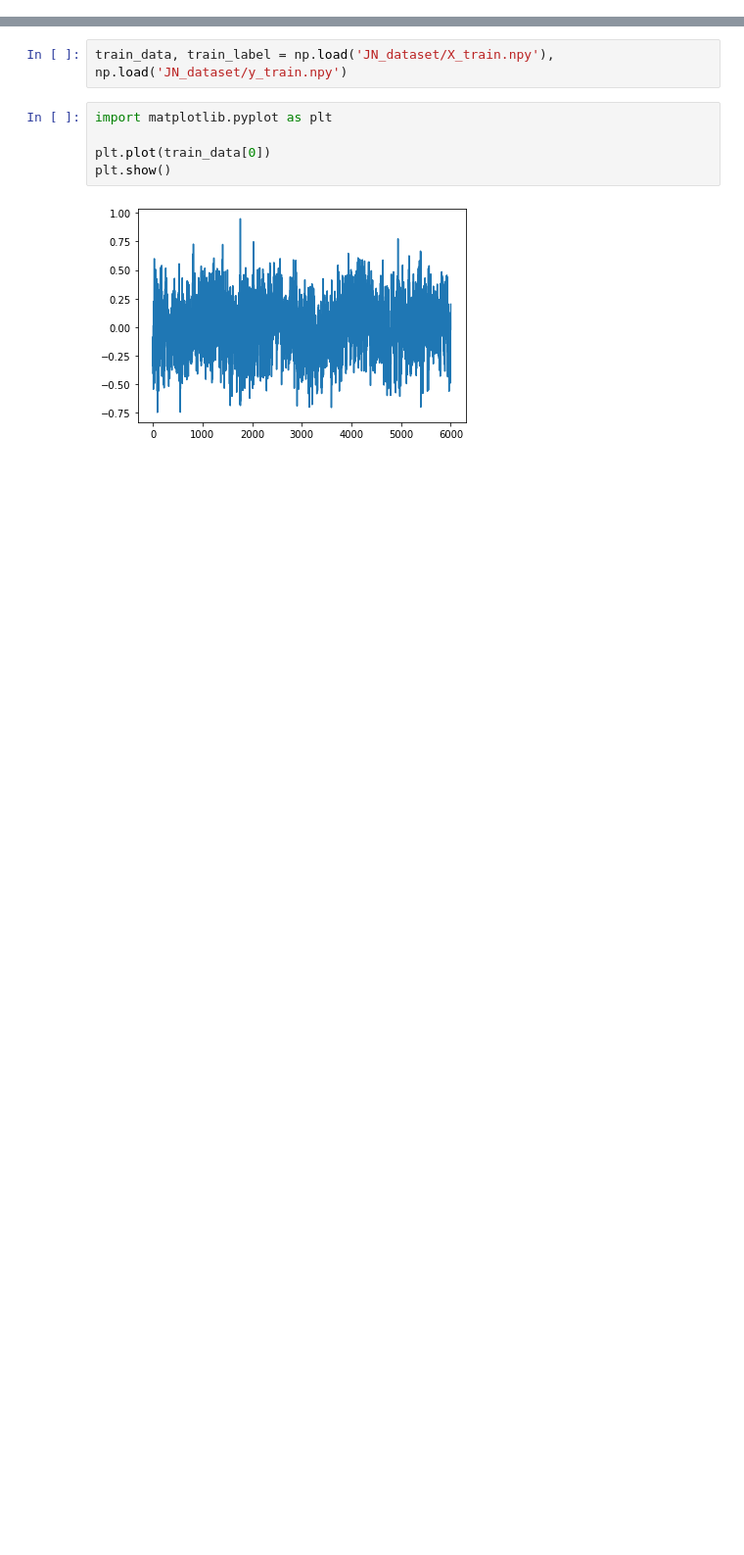
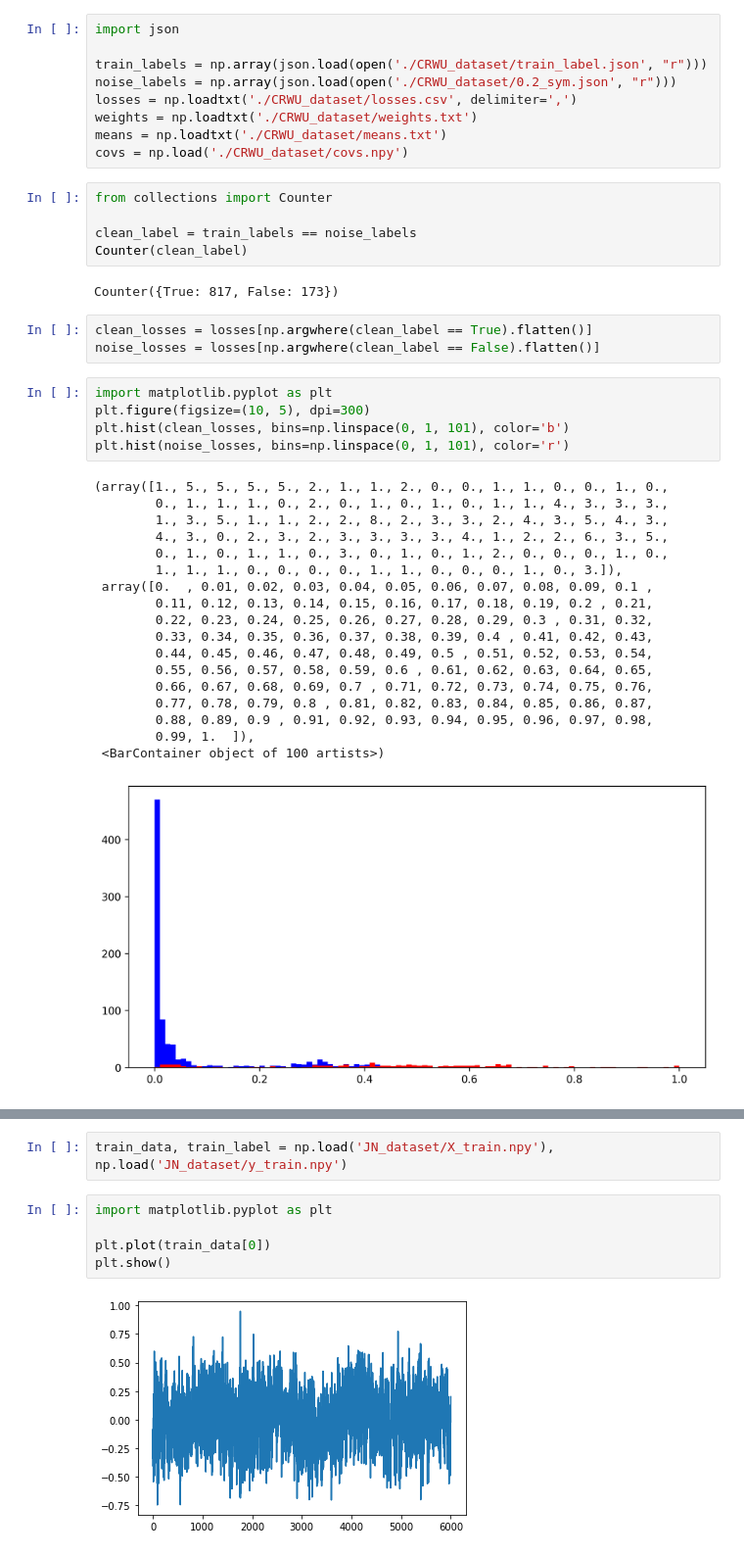
Before and after one commit to lxy764139720/TimeSeriesSSL, a Jupyter notebook: measure_data.ipynb, the cells around one changed output, grey strips where cells are left out. Shown: that part at 98% size. Drawn from its saved outputs; the diff is of its cells as text; blank space fills up the shorter version.

```diff
--- a/measure_data.ipynb
+++ b/measure_data.ipynb
@@ -6,0 +107,43 @@ import wandb
+# %%
+import json
+
+train_labels = np.array(json.load(open('./CRWU_dataset/train_label.json', "r")))
+noise_labels = np.array(json.load(open('./CRWU_dataset/0.2_sym.json', "r")))
+losses = np.loadtxt('./CRWU_dataset/losses.csv', delimiter=',')
+weights = np.loadtxt('./CRWU_dataset/weights.txt')
+means = np.loadtxt('./CRWU_dataset/means.txt')
+covs = np.load('./CRWU_dataset/covs.npy')
+# %%
+from collections import Counter
+
+clean_label = train_labels == noise_labels
+Counter(clean_label)
+# %% [output]
+Counter({True: 817, False: 173})
+# %%
+clean_losses = losses[np.argwhere(clean_label == True).flatten()]
+noise_losses = losses[np.argwhere(clean_label == False).flatten()]
+# %%
+import matplotlib.pyplot as plt
+plt.figure(figsize=(10, 5), dpi=300)
+plt.hist(clean_losses, bins=np.linspace(0, 1, 101), color='b')
+plt.hist(noise_losses, bins=np.linspace(0, 1, 101), color='r')
+# %% [output]
+(array([1., 5., 5., 5., 5., 2., 1., 1., 2., 0., 0., 1., 1., 0., 0., 1., 0.,
+        0., 1., 1., 1., 0., 2., 0., 1., 0., 1., 0., 1., 1., 4., 3., 3., 3.,
+        1., 3., 5., 1., 1., 2., 2., 8., 2., 3., 3., 2., 4., 3., 5., 4., 3.,
+        4., 3., 0., 2., 3., 2., 3., 3., 3., 3., 4., 1., 2., 2., 6., 3., 5.,
+        0., 1., 0., 1., 1., 0., 3., 0., 1., 0., 1., 2., 0., 0., 0., 1., 0.,
+        1., 1., 1., 0., 0., 0., 0., 1., 1., 0., 0., 0., 1., 0., 3.]),
+ array([0.  , 0.01, 0.02, 0.03, 0.04, 0.05, 0.06, 0.07, 0.08, 0.09, 0.1 ,
+        0.11, 0.12, 0.13, 0.14, 0.15, 0.16, 0.17, 0.18, 0.19, 0.2 , 0.21,
+        0.22, 0.23, 0.24, 0.25, 0.26, 0.27, 0.28, 0.29, 0.3 , 0.31, 0.32,
+        0.33, 0.34, 0.35, 0.36, 0.37, 0.38, 0.39, 0.4 , 0.41, 0.42, 0.43,
+        0.44, 0.45, 0.46, 0.47, 0.48, 0.49, 0.5 , 0.51, 0.52, 0.53, 0.54,
+        0.55, 0.56, 0.57, 0.58, 0.59, 0.6 , 0.61, 0.62, 0.63, 0.64, 0.65,
+        0.66, 0.67, 0.68, 0.69, 0.7 , 0.71, 0.72, 0.73, 0.74, 0.75, 0.76,
+        0.77, 0.78, 0.79, 0.8 , 0.81, 0.82, 0.83, 0.84, 0.85, 0.86, 0.87,
+        0.88, 0.89, 0.9 , 0.91, 0.92, 0.93, 0.94, 0.95, 0.96, 0.97, 0.98,
+        0.99, 1.  ]),
+ <BarContainer object of 100 artists>)
+[figure, added]
```
Also changed, not shown: parts of 9 cells of this notebook, 21 other files.
